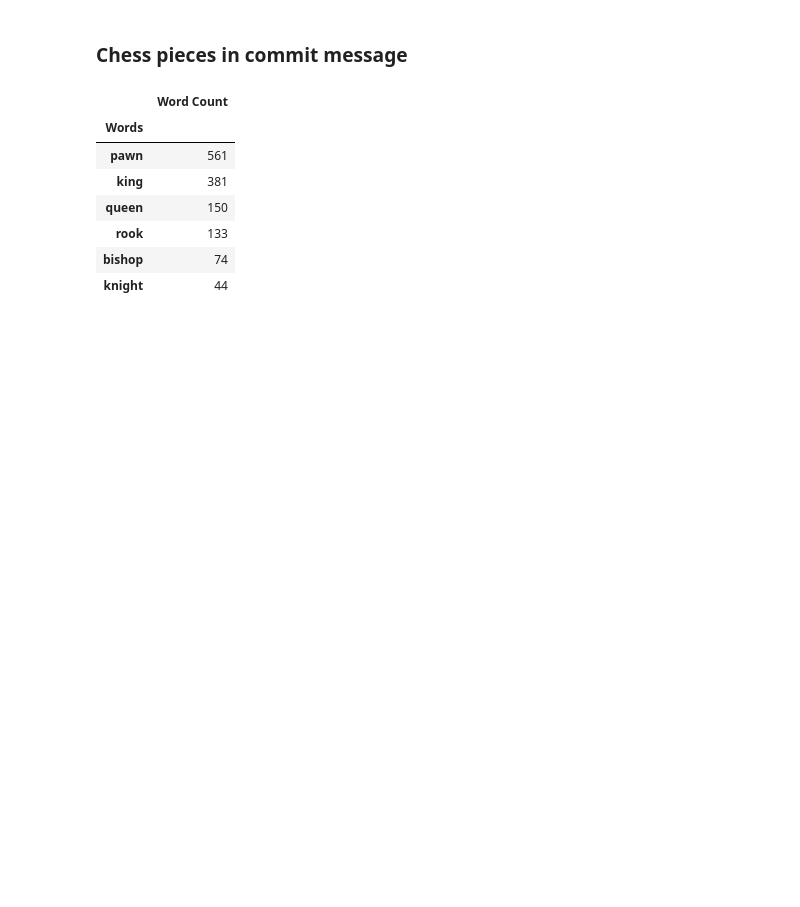
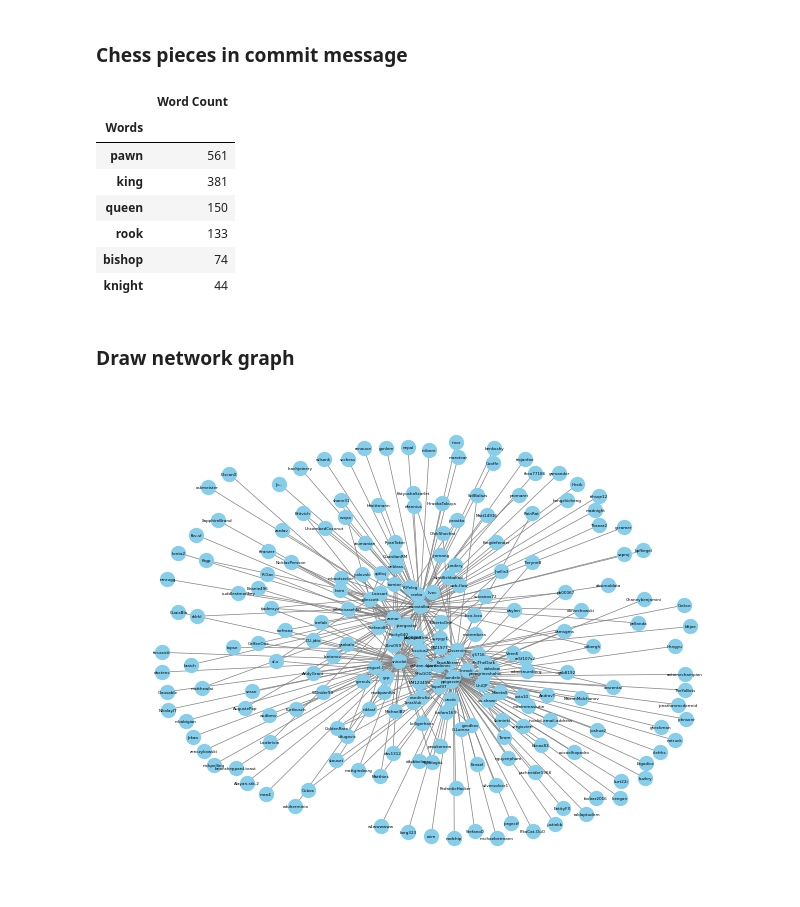
Before and after one commit to yuHXmi/Final-Exam, a Jupyter notebook: data_cleaning_processing_analysis.ipynb, the cells around one changed output. Cells and saved outputs as stored; diff of their text form; code cells hidden in the pictures; blank space fills up the shorter version.

Commit message:
update network graph

```diff
--- a/data_cleaning_processing_analysis.ipynb
+++ b/data_cleaning_processing_analysis.ipynb
@@ -285,3 +285,41 @@ df_chess
 # %%
 df_prs.to_csv('pull_request_cleaned.csv')
 df_coms.to_csv('commits_cleaned.csv', index=False)
+# %% [markdown]
+### Draw network graph
+# %%
+import networkx as nx
+
+lst = []
+lst.extend(df_coms['Author'])
+lst.extend(df_coms['Committer'])
+lst = list(set(lst))
+lst.remove('Unknown')
+
+df_edges = pd.DataFrame(index=lst, columns=lst)
+df_edges.fillna(0, inplace=True)
+
+for i in range(len(df_coms)):
+    u = df_coms['Author'].iloc[i]
+    v = df_coms['Committer'].iloc[i]
+    if u == v or u == 'Unknown' or v == 'Unknown':
+        continue
+    df_edges.loc[u, v] += 1
+    df_edges.loc[v, u] += 1
+
+G = nx.Graph()
+
+for i in df_edges.columns:
+    if df_edges[i].sum() > 0:
+        G.add_node(i)
+
+for i in range(len(df_edges)):
+    for j in range(i, len(df_edges)):
+        if df_edges.iloc[i, j] > 0:
+            G.add_edge(df_edges.index[i], df_edges.columns[j], weight=df_edges.iloc[i, j])
+
+pos = nx.spring_layout(G)
+
+nx.draw(G, pos, node_size=100, with_labels=True, font_size=3, node_color='skyblue', edge_color='gray', width=0.5)
+# %% [output]
+[figure, added]
```
